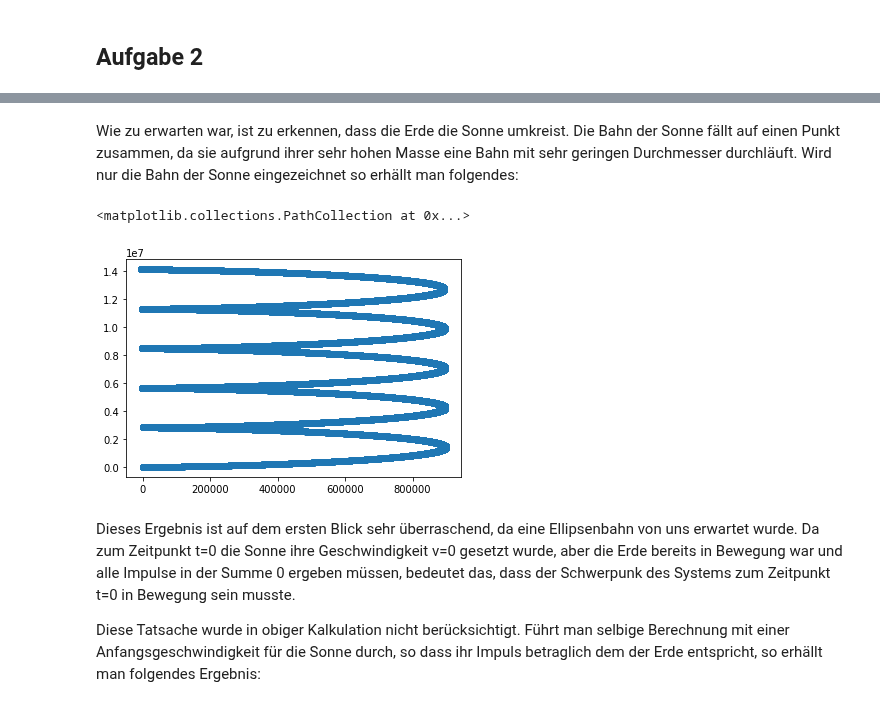
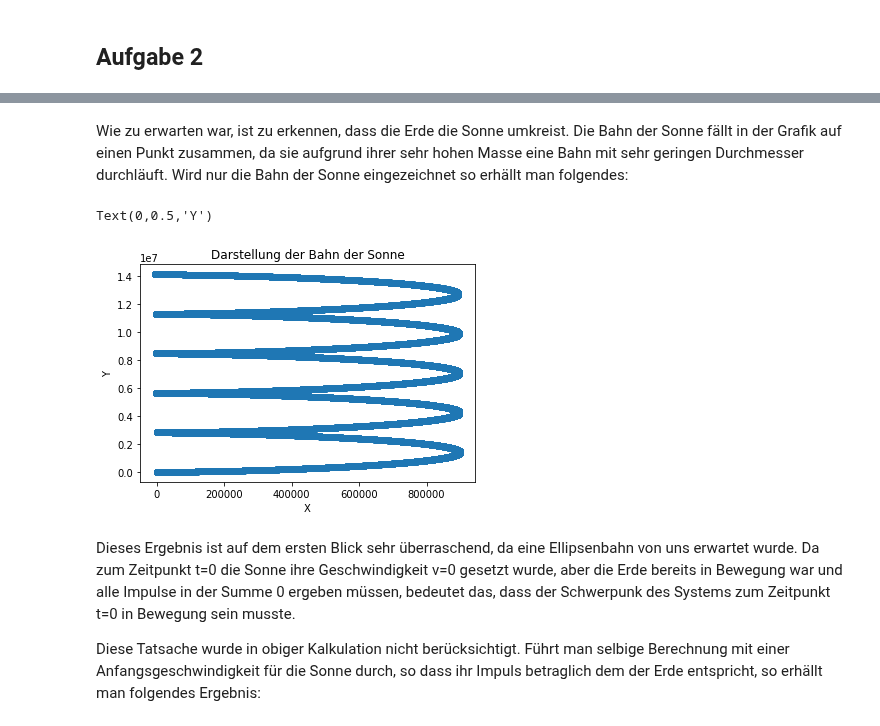
Before and after one commit to darenegade/modellbildung, a Jupyter notebook: Abgabe 2/Abgabe 2.ipynb, the cells around one changed output, grey strips where cells are left out. Drawn from its saved outputs; the diff is of its cells as text; code cells hidden in the pictures.

```diff
--- a/Abgabe 2/Abgabe 2.ipynb
+++ b/Abgabe 2/Abgabe 2.ipynb
@@ -159,10 +150,14 @@ plt.scatter([element[0] for element in data[1]], [element[1] for element in data
 # %% [markdown]
-Wie zu erwarten war, ist zu erkennen, dass die Erde die Sonne umkreist. Die Bahn der Sonne fällt auf einen Punkt zusammen, da sie aufgrund ihrer sehr hohen Masse eine Bahn mit sehr geringen Durchmesser durchläuft. Wird nur die Bahn der Sonne eingezeichnet so erhällt man folgendes:
+Wie zu erwarten war, ist zu erkennen, dass die Erde die Sonne umkreist. Die Bahn der Sonne fällt in der Grafik auf einen Punkt zusammen, da sie aufgrund ihrer sehr hohen Masse eine Bahn mit sehr geringen Durchmesser durchläuft. Wird nur die Bahn der Sonne eingezeichnet so erhällt man folgendes:
 # %%
 plt.scatter([element[0] for element in data[1]], [element[1] for element in data[1]])
+# Plot Beschriftung
+plt.title('Darstellung der Bahn der Sonne')
+plt.xlabel('X')
+plt.ylabel('Y')
 # %% [output]
-<matplotlib.collections.PathCollection at 0x...>
+Text(0,0.5,'Y')
-[figure, old version]
+[figure, new version]
 # %% [markdown]
 Dieses Ergebnis ist auf dem ersten Blick sehr überraschend, da eine Ellipsenbahn von uns erwartet wurde.
 Da zum Zeitpunkt t=0 die Sonne ihre Geschwindigkeit v=0 gesetzt wurde, aber die Erde bereits in Bewegung war und alle Impulse in der Summe 0 ergeben müssen, bedeutet das, dass der Schwerpunk des Systems zum Zeitpunkt t=0 in Bewegung sein musste.
```
Also changed, not shown: parts of 15 cells of this notebook.
